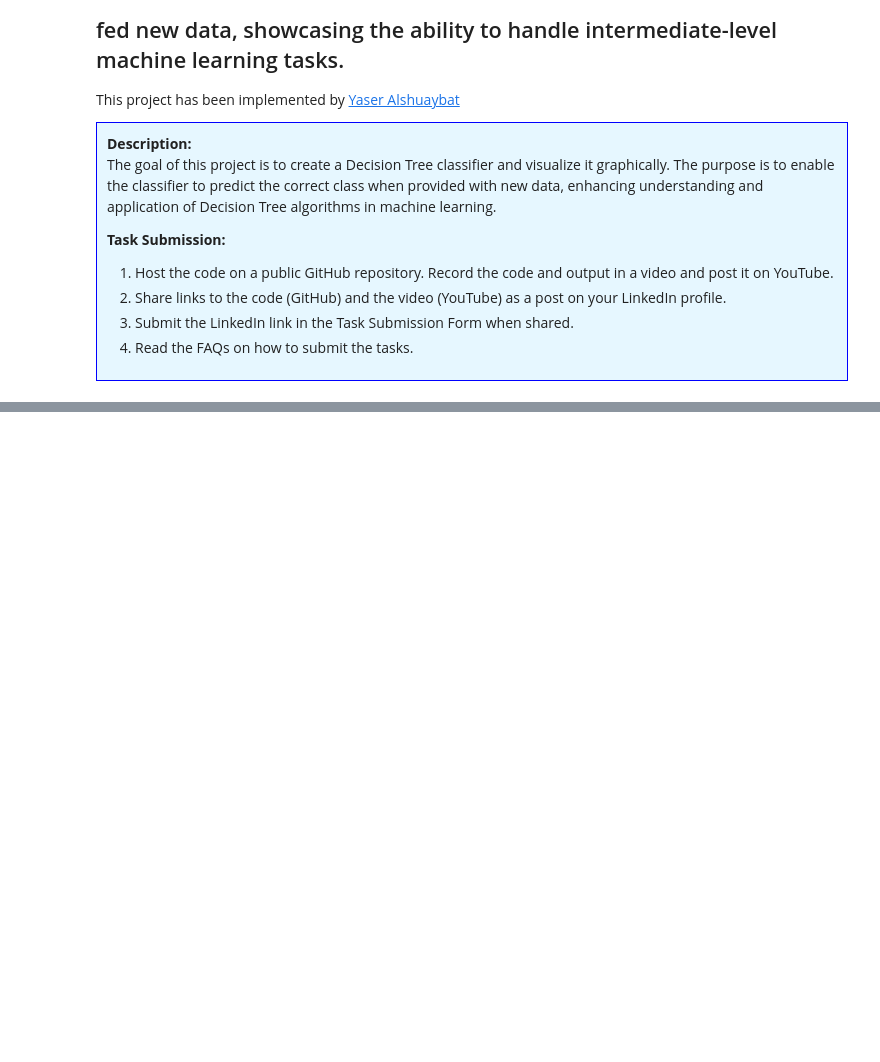
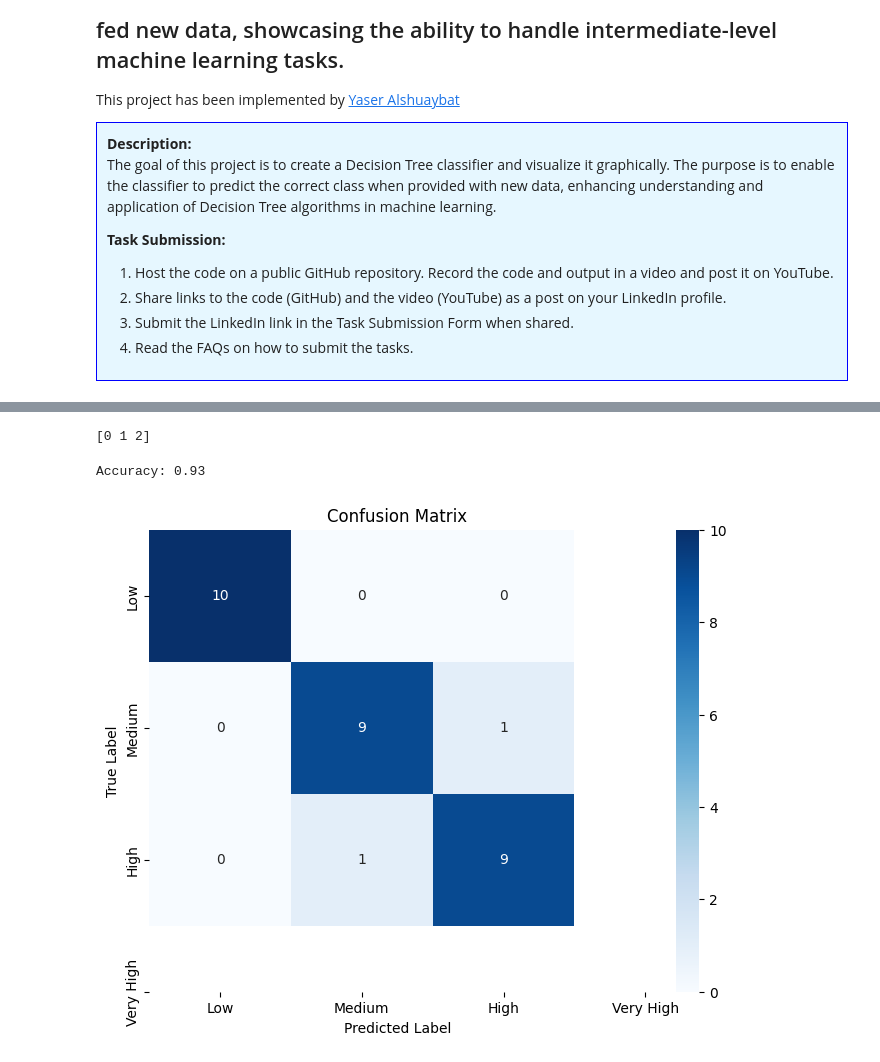
Before and after one commit to YSKAA423/Iris_Decision_Tree_Classifier, a Jupyter notebook: Iris_Decision_Tree_Classifier.ipynb, the cells around one changed output, grey strips where cells are left out. Drawn from its saved outputs; the diff is of its cells as text; code cells hidden in the pictures; blank space fills up the shorter version.

Commit message:
Explored the model evaluations and plotted the tree

```diff
--- a/Iris_Decision_Tree_Classifier.ipynb
+++ b/Iris_Decision_Tree_Classifier.ipynb
@@ -16,0 +288,13 @@ This project has been implemented by [Yaser Alshuaybat](https://www.linkedin.com
+# %%
+# Encoding the species as numbers
+
+"""
+Species
+Iris-versicolor    50
+Iris-virginica     49
+Iris-setosa        48
+Name: count, dtype: int64
+"""
+
+iris['Species'] = iris.Species.replace({"Iris-setosa":0,"Iris-versicolor":1,"Iris-virginica":2})
+iris.head()
@@ -16,0 +308,42 @@ This project has been implemented by [Yaser Alshuaybat](https://www.linkedin.com
+# %%
+print(iris.Species.unique())
+# %% [output]
+[0 1 2]
+# %%
+from sklearn.model_selection import train_test_split, GridSearchCV
+from sklearn.tree import DecisionTreeClassifier
+from sklearn.metrics import accuracy_score, confusion_matrix
+
+
+# Split the dataset into features (X) and target (y)
+X = iris.drop(columns=['Species'])
+y = iris['Species']
+
+# Split the data into training and testing sets
+X_train, X_test, y_train, y_test = train_test_split(X, y, test_size=0.2, random_state=42,stratify=y)
+
+# Initialize the decision tree classifier
+clf = DecisionTreeClassifier(random_state=42)
+
+# Fit the model to the training data
+clf.fit(X_train, y_train)
+
+# Predict the labels of the test set
+y_pred = clf.predict(X_test)
+
+# Evaluate the model's accuracy
+accuracy = accuracy_score(y_test, y_pred)
+print(f"Accuracy: {accuracy:.2f}")
+
+cm = confusion_matrix(y_test, y_pred)
+plt.figure(figsize=(8,6))
+# Just for more understanding, the numbers have been mapped to text
+sns.heatmap(cm, annot=True, fmt="d", cmap="Blues", xticklabels=['Low', 'Medium', 'High', 'Very High'],
+            yticklabels=['Low', 'Medium', 'High', 'Very High'])
+plt.xlabel('Predicted Label')
+plt.ylabel('True Label')
+plt.title('Confusion Matrix')
+plt.show()
+# %% [output]
+Accuracy: 0.93
+[figure, added]
```
Also changed, not shown: parts of 32 cells of this notebook.
